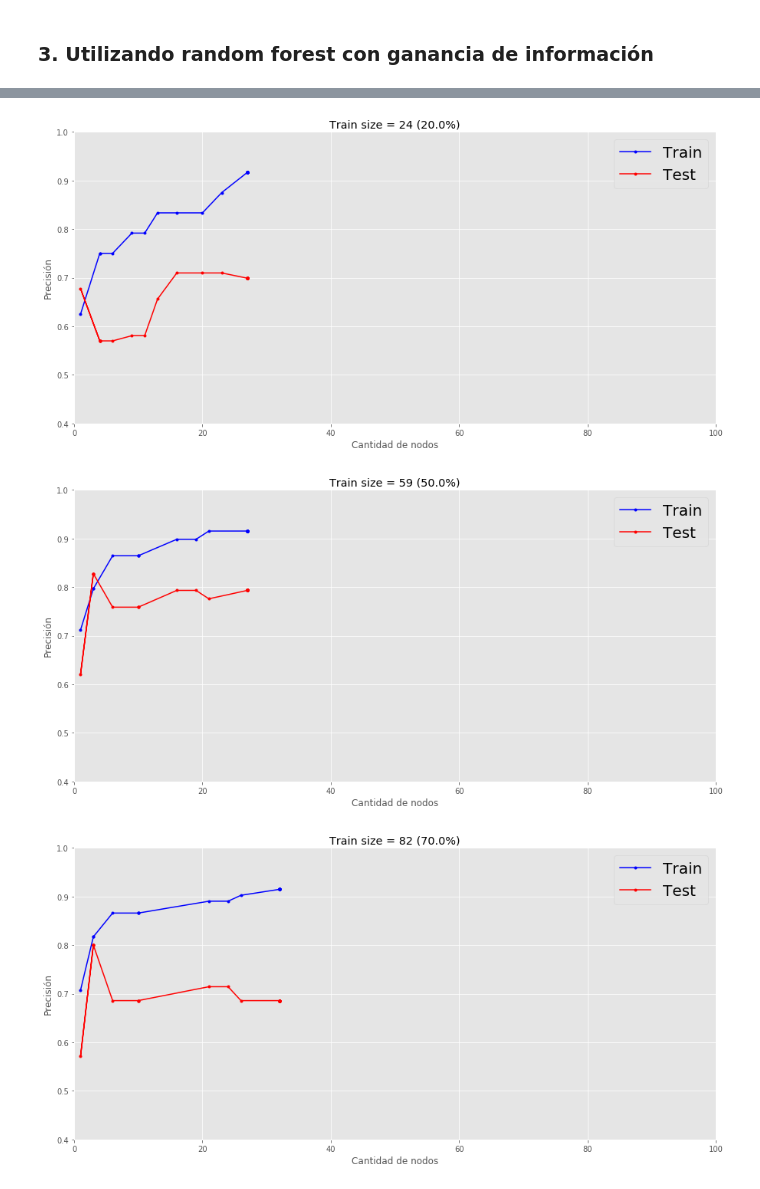
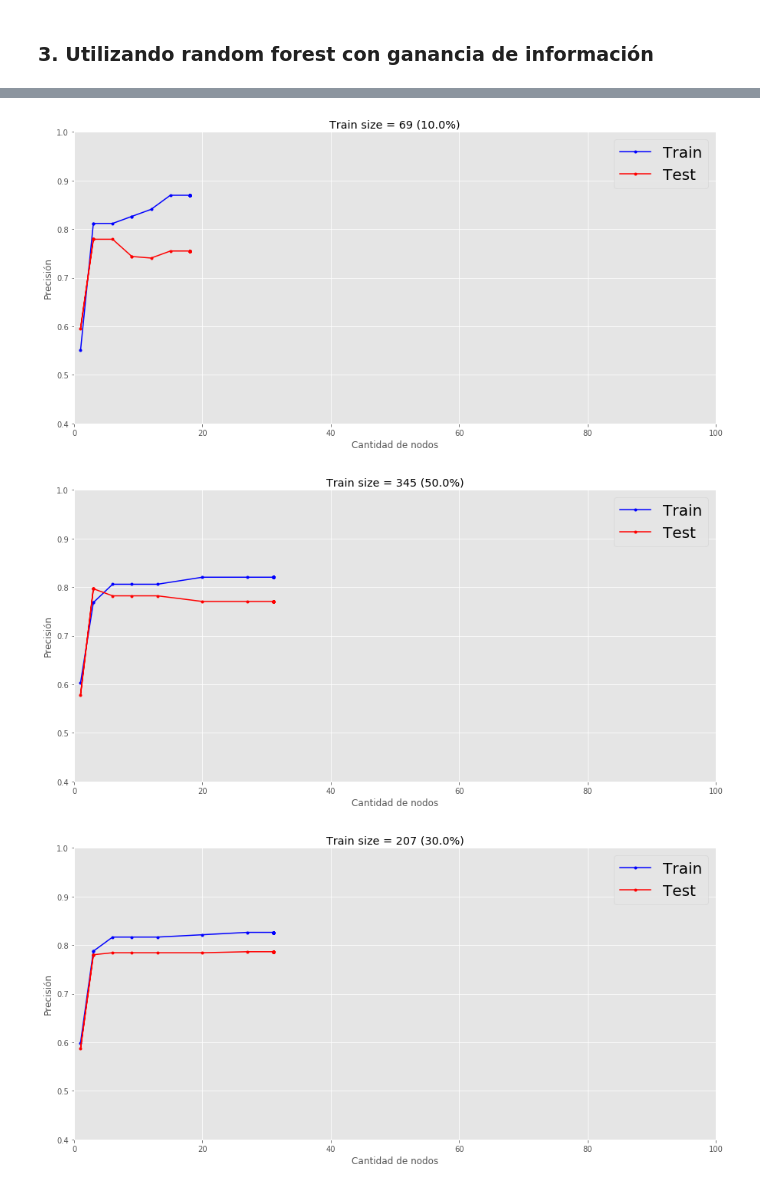
Before and after one commit to marcelolynch/machinelearning, a Jupyter notebook: tp2/Titanic.ipynb, the cells around one changed output, grey strips where cells are left out. Drawn from its saved outputs; the diff is of its cells as text; code cells hidden in the pictures.

```diff
--- a/tp2/Titanic.ipynb
+++ b/tp2/Titanic.ipynb
@@ -97,10 +97,10 @@ attributes = [
 #           "idx": 10,
 #           "transform": cabin_discretize
 #        },
-        {  "name": "sibsp",
-           "idx": 6,
-           "transform": lambda x: x
-        },
+ #       {  "name": "sibsp",
+ #          "idx": 6,
+ #          "transform": lambda x: x
+ #       },
     {  "name": "supervivencia",
        "idx": 1,
        "transform": survival_transform
@@ -112,12 +112,12 @@ hide_toggle("Atributos")
 # %%
 FILENAMES = ['titanic.csv', 'kaggle/train.csv']
 SEPARATORS = ['\t', ',']
-CHOICE = 0
+CHOICE = 1
 x, y, metadata = get_data(FILENAMES[CHOICE], SEPARATORS[CHOICE], attributes)
 # %% [markdown]
 ### Definimos las constantes
 # %%
-TRAIN_RATIO = 0.7
+TRAIN_RATIO = 0.3
 BOOTSTRAP_RATIO = 1
 # %% [markdown]
 ### Dividimos en test y train
@@ -283,10 +283,10 @@ hide_toggle("Funcion para graficar accuracy vs nodes")
 # %% [output]
 [interactive output not drawn]
 # %%
-acc_vs_nodes(0.2)
+acc_vs_nodes(0.1)
 acc_vs_nodes(0.5)
 acc_vs_nodes(TRAIN_RATIO)
 # %% [output]
-[figure, old version]
+[figure, new version]
-[figure, old version]
+[figure, new version]
-[figure, old version]
+[figure, new version]
```
Also changed, not shown: parts of 8 cells of this notebook, 7 other files.
